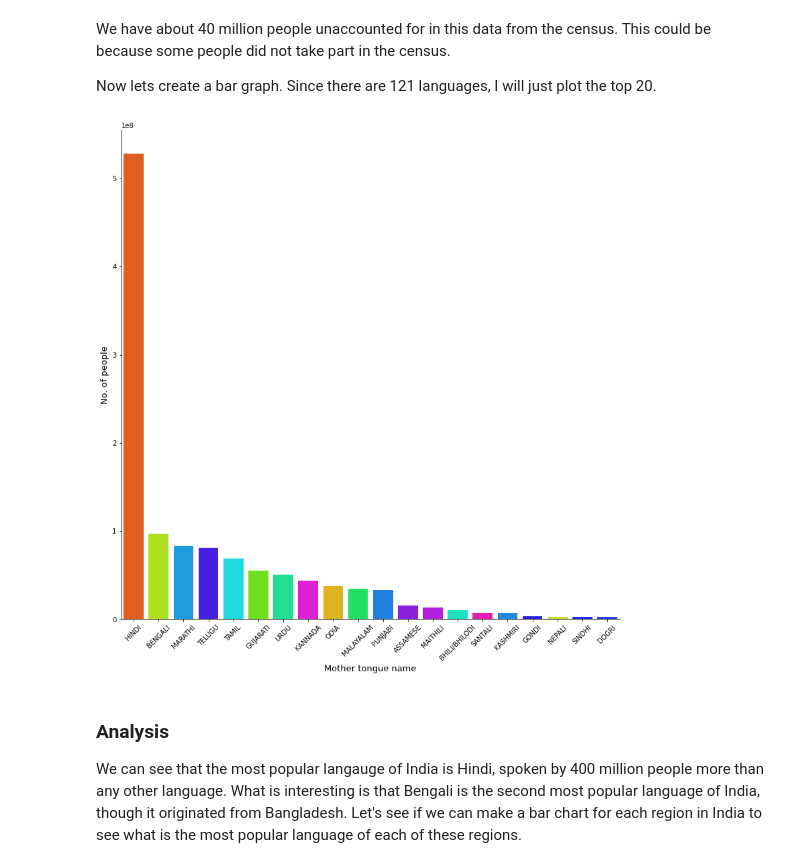
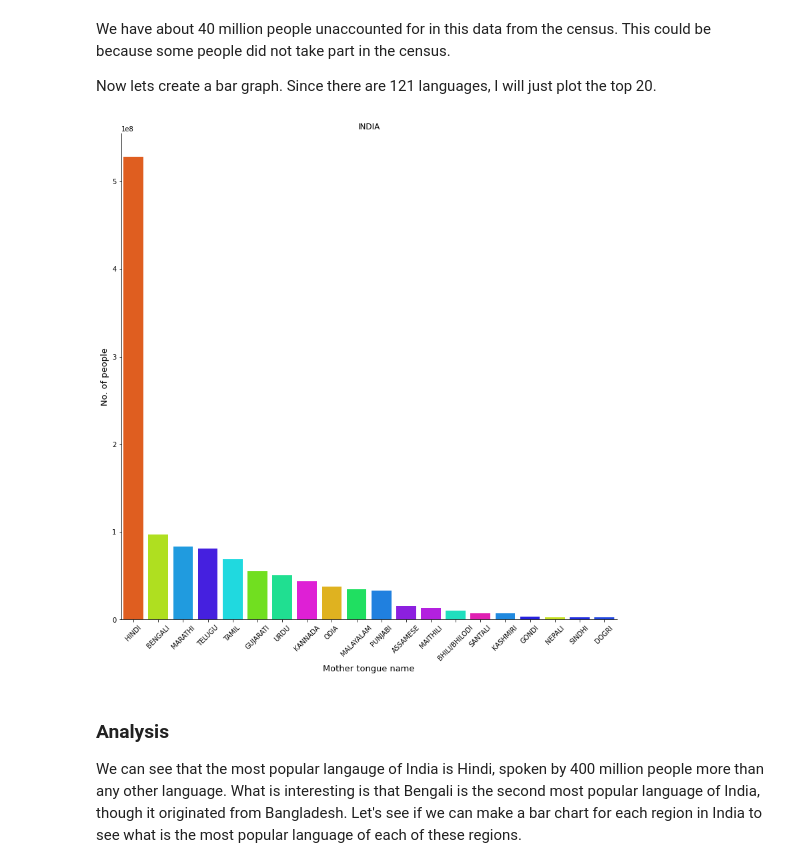
Before and after one commit to Az-Data/Portfolio, a Jupyter notebook: Languages of India.ipynb, the cells around one changed output. Saved outputs shown, nothing was run; the diff lists cells and outputs as text; code cells hidden in the pictures.

```diff
--- a/Languages of India.ipynb
+++ b/Languages of India.ipynb
@@ -128,19 +128,24 @@ We have about 40 million people unaccounted for in this data from the census. Th
 
 Now lets create a bar graph. Since there are 121 languages, I will just plot the top 20.
 # %%
-sns.catplot(kind='bar',
-            data=lang_of_india.nlargest(20, 'Total'),
+def barplot_top_languages(dataset, No_of_bars=15, region='INDIA'):
+    region_df = dataset[dataset['Area name'] == region].nlargest(No_of_bars, 'Total')
+    sns.catplot(kind='bar',
+            data=region_df,
             x='Mother tongue name',
             y='Total',
             height=11,
             palette=color_dict
            )
-plt.xticks(rotation=45)
-plt.ylabel('No. of people', size=13)
-plt.xlabel('Mother tongue name', size=13)
-plt.show()
+    plt.title(region)
+    plt.xticks(rotation=45)
+    plt.ylabel('No. of people', size=13)
+    plt.xlabel('Mother tongue name', size=13)
+    plt.show()
+
+barplot_top_languages(lang_of_india, 20)
 # %% [output]
-[figure, old version]
+[figure, new version]
 # %% [markdown]
 ### Analysis
 
```
Also changed, not shown: parts of 1 cell of this notebook.
